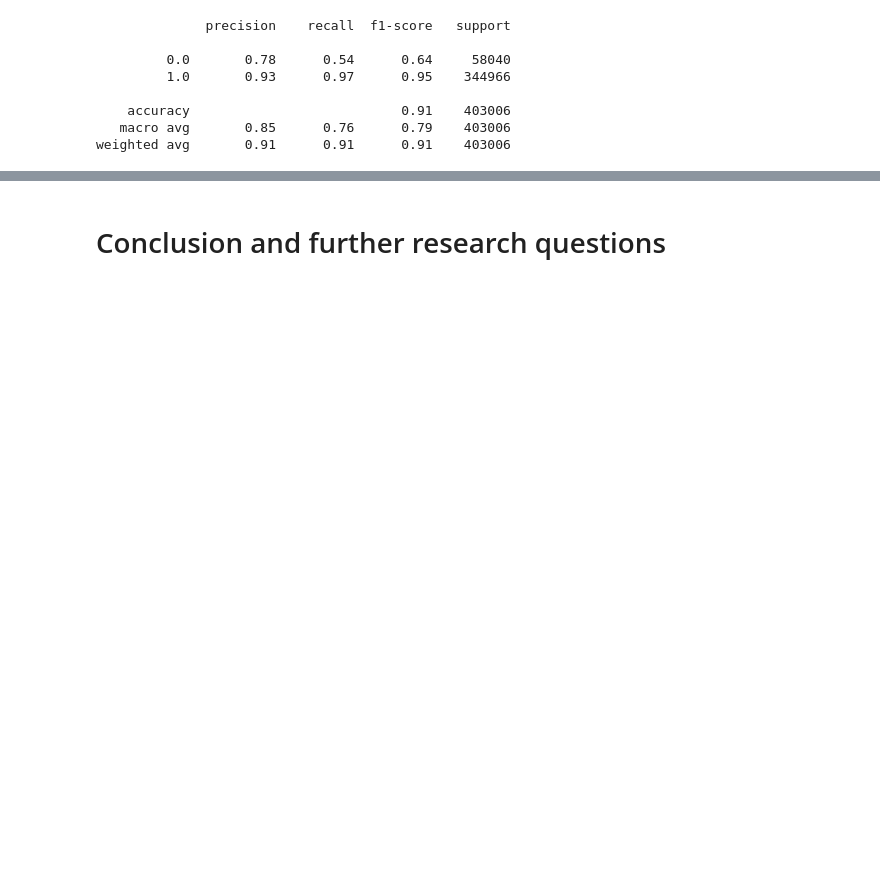
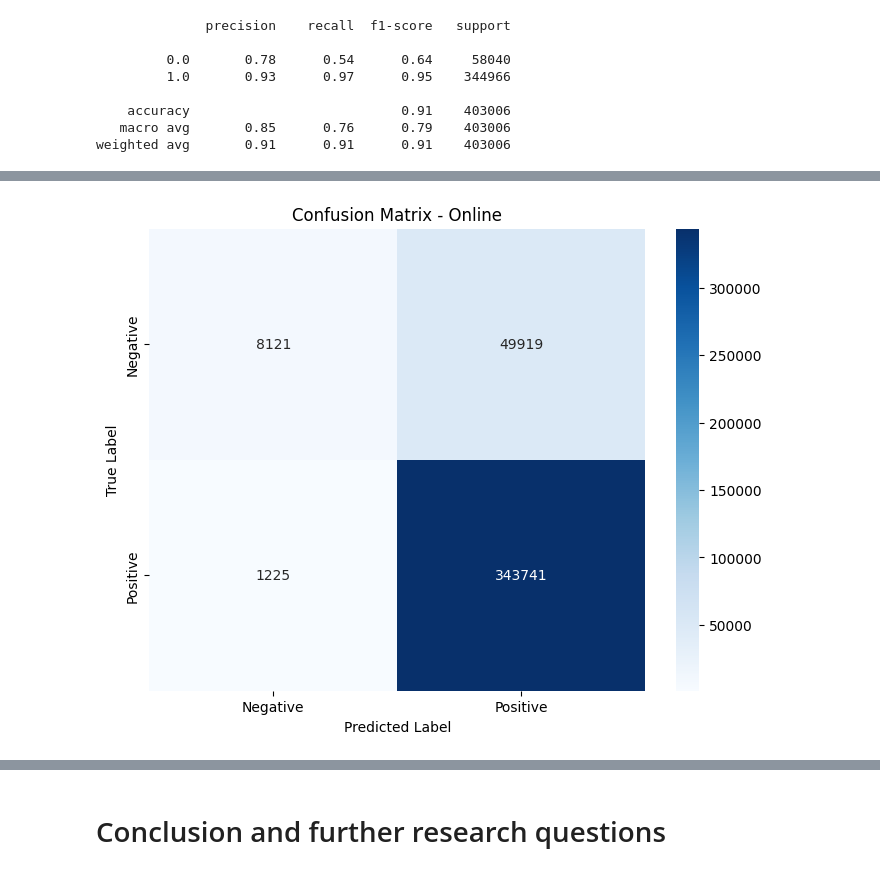
Before and after one commit to indruckbalazs/matmodel, a Jupyter notebook: Sentiment_analysis_of_BoardGameGeek_reviews.ipynb, the cells around one changed output, grey strips where cells are left out. Cells and saved outputs as stored; diff of their text form; code cells hidden in the pictures; blank space fills up the shorter version.

```diff
--- a/Sentiment_analysis_of_BoardGameGeek_reviews.ipynb
+++ b/Sentiment_analysis_of_BoardGameGeek_reviews.ipynb
@@ -848,0 +854,11 @@ Test Accuracy: 0.9120856761437794
+# %%
+# Define a new tokenizer for the online learning algorithm
+def tokenizer_online(text):
+  return [w for w in text.split() if w not in stop]
+# %%
+# Create a HashingVectorizer and SGDClassifier to train the new model
+
+vect = HashingVectorizer(decode_error='ignore', n_features=2**21, preprocessor=None, tokenizer=tokenizer_online)
+
+# SGDClassifier will use logistic regression
+clf = SGDClassifier(loss='log_loss', random_state=1)
@@ -853,6 +923,7 @@ Apart from the accuracies above, we can try out the model by hand and have some
 # %%
 from joblib import load
 
-# Load the model from the file
+# Load the models from the file
 logreg_baseline_model = load('/content/drive/MyDrive/Mathematical Modeling Practice/logreg_baseline.joblib')
+logreg_online_model = load('/content/drive/MyDrive/Mathematical Modeling Practice/logreg_online.joblib')
 # %%
@@ -868,3 +940,9 @@ print(classification_report(y_test, y_pred))
     accuracy                           0.91    403006
    macro avg       0.85      0.76      0.79    403006
 weighted avg       0.91      0.91      0.91    403006
+# %%
+# Classification report for the online model
+X_test_online = vect.transform(X_test)
+y_pred_online = logreg_online_model.predict(X_test_online)
+
+print(classification_report(y_test, y_pred_online))
@@ -880,3 +968,13 @@ plt.show()
+# %%
+# Confusion matrix for the online model
+plt.figure(figsize=(8, 6))
+sns.heatmap(confusion_matrix(y_test, y_pred_online), annot=True, fmt="d", cmap="Blues", xticklabels=['Negative', 'Positive'], yticklabels=['Negative', 'Positive'])
+plt.xlabel('Predicted Label')
+plt.ylabel('True Label')
+plt.title('Confusion Matrix - Online')
+plt.show()
+# %% [output]
+[figure, added]
 # %%
 y_prob = logreg_baseline_model.best_estimator_.predict_proba(X_test)[:, 1]
 
```
Also changed, not shown: parts of 18 cells of this notebook.
